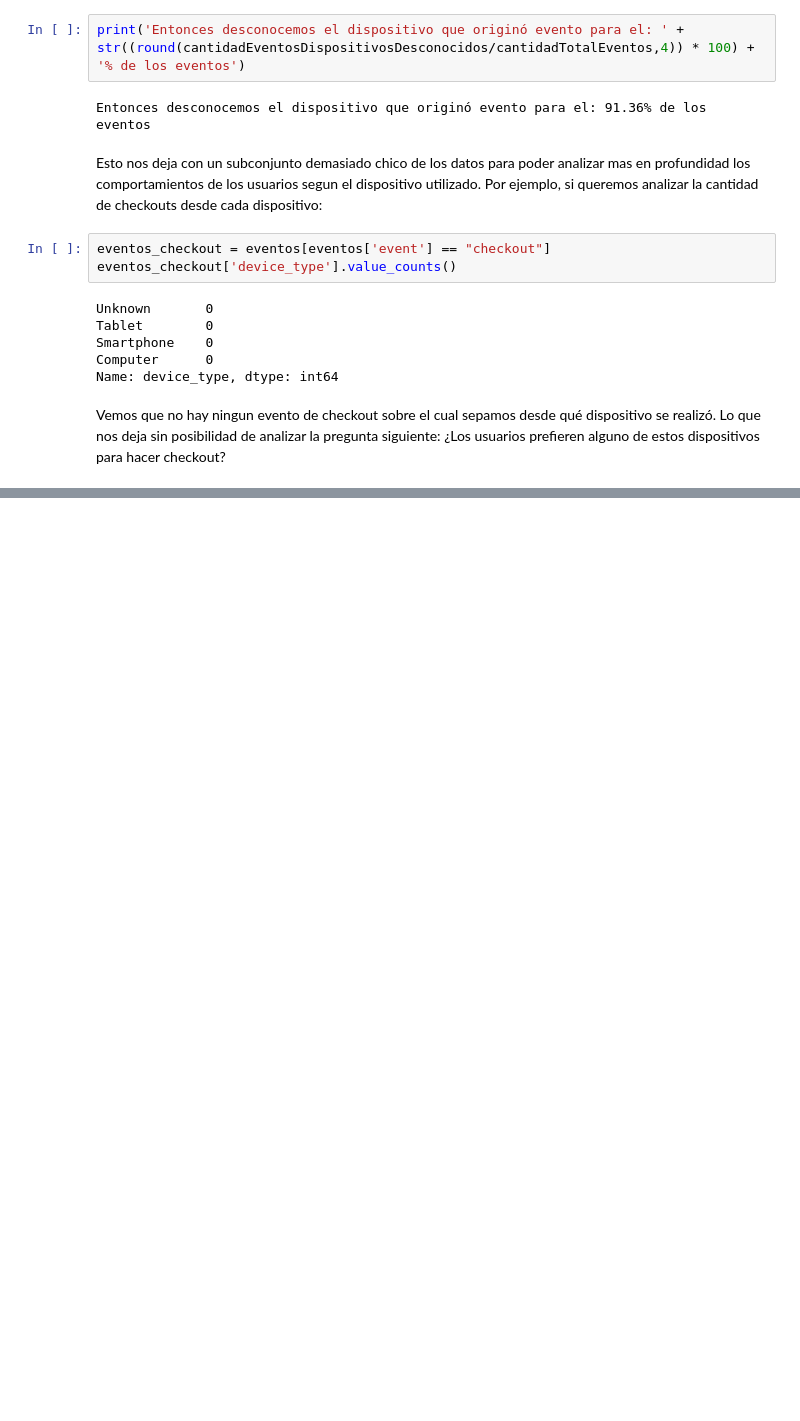
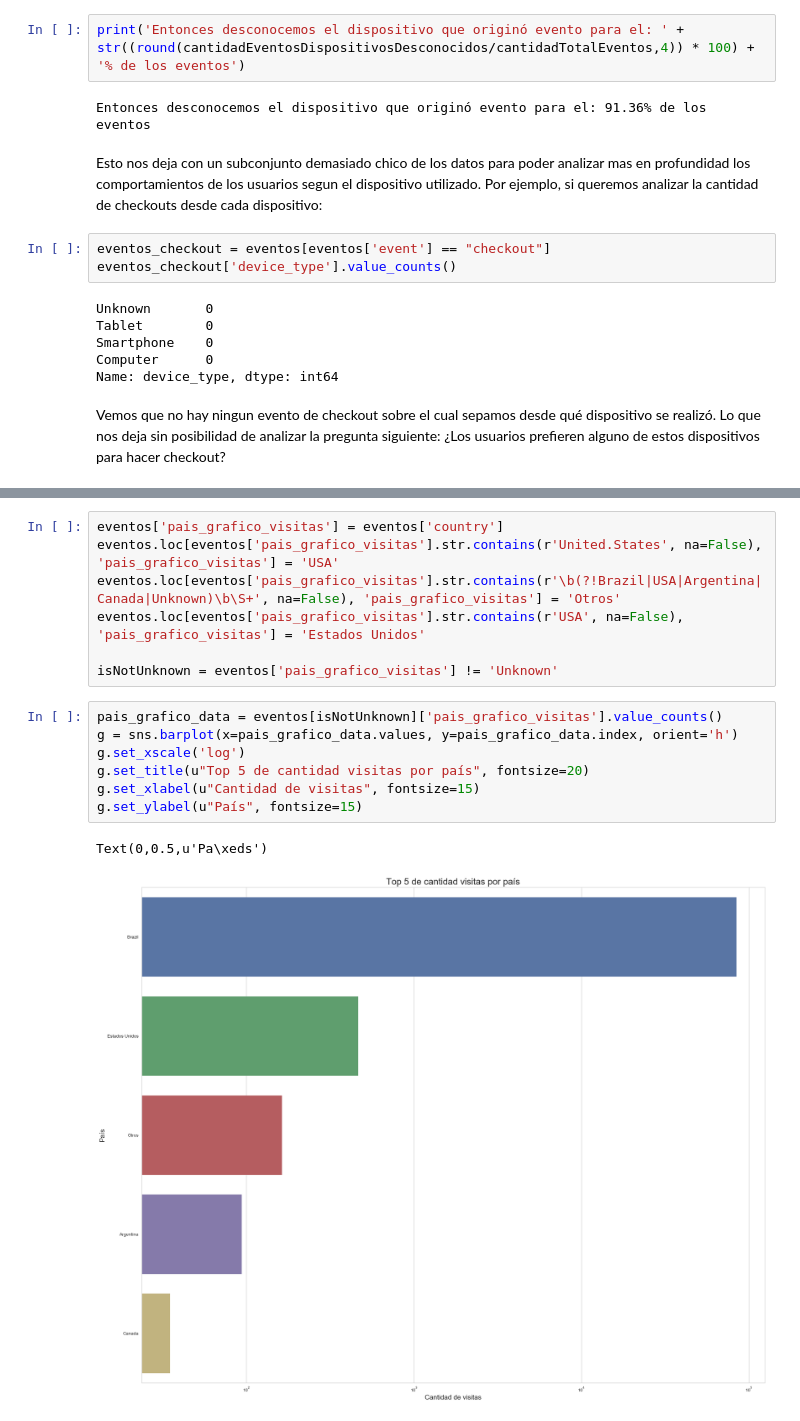
Before and after one commit to asilvestri2020/7506_2C2018, a Jupyter notebook: TP1/Informe_TP1_TEMPORAL.ipynb, the cells around one changed output, grey strips where cells are left out. Cells and saved outputs as stored; diff of their text form; blank space fills up the shorter version.

```diff
--- a/TP1/Informe_TP1_TEMPORAL.ipynb
+++ b/TP1/Informe_TP1_TEMPORAL.ipynb
@@ -499,0 +517,17 @@ Vemos que no hay ningun evento de checkout sobre el cual sepamos desde qué disp
+# %%
+eventos['pais_grafico_visitas'] = eventos['country']
+eventos.loc[eventos['pais_grafico_visitas'].str.contains(r'United.States', na=False), 'pais_grafico_visitas'] = 'USA'
+eventos.loc[eventos['pais_grafico_visitas'].str.contains(r'\b(?!Brazil|USA|Argentina|Canada|Unknown)\b\S+', na=False), 'pais_grafico_visitas'] = 'Otros'
+eventos.loc[eventos['pais_grafico_visitas'].str.contains(r'USA', na=False), 'pais_grafico_visitas'] = 'Estados Unidos'
+
+isNotUnknown = eventos['pais_grafico_visitas'] != 'Unknown'
+# %%
+pais_grafico_data = eventos[isNotUnknown]['pais_grafico_visitas'].value_counts()
+g = sns.barplot(x=pais_grafico_data.values, y=pais_grafico_data.index, orient='h')
+g.set_xscale('log')
+g.set_title(u"Top 5 de cantidad visitas por país", fontsize=20)
+g.set_xlabel(u"Cantidad de visitas", fontsize=15)
+g.set_ylabel(u"País", fontsize=15)
+# %% [output]
+Text(0,0.5,u'Pa\xeds')
+[figure, added]
```
Also changed, not shown: parts of 19 cells of this notebook, 1 other file.
